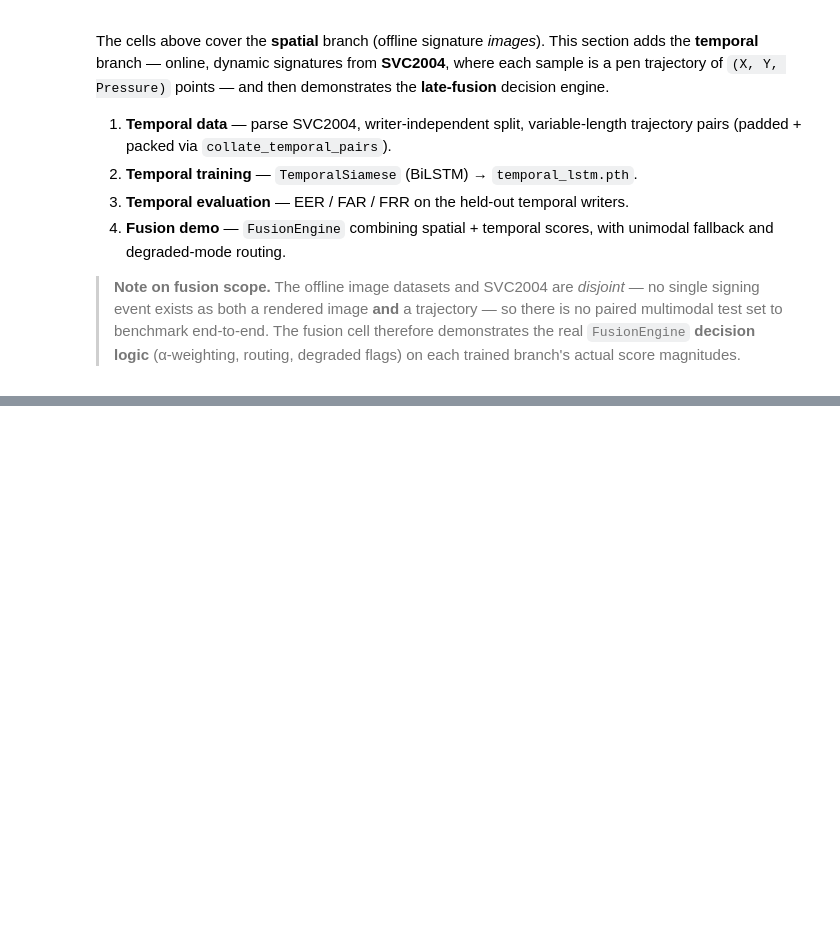
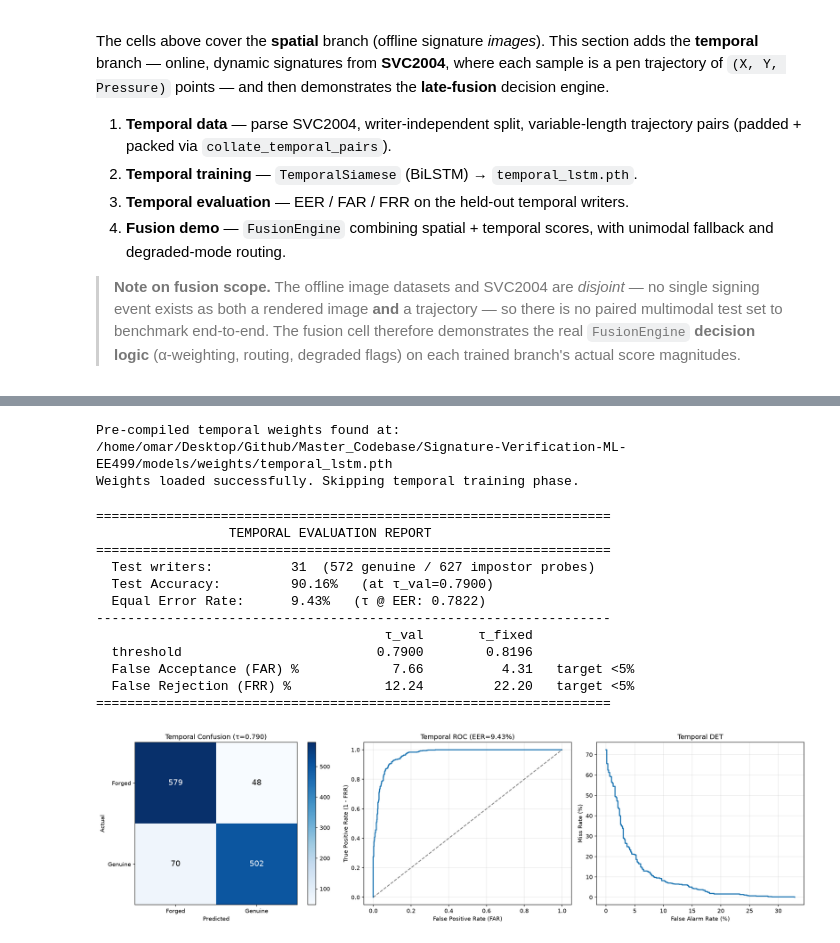
Before and after one commit to Rockeyxx/SigVerify, a Jupyter notebook: Signature_Verification_Pipeline.ipynb, the cells around one changed output, grey strips where cells are left out. Cells and saved outputs as stored; diff of their text form; code cells hidden in the pictures; blank space fills up the shorter version.

```diff
--- a/Signature_Verification_Pipeline.ipynb
+++ b/Signature_Verification_Pipeline.ipynb
@@ -521,10 +371,9 @@ if TEMPORAL_AVAILABLE:
 # ============================================================
 # Temporal branch — train (or load) TemporalSiamese (BiLSTM)
 # ============================================================
-# Same scripts/train.py::fit as the spatial branch — fit() reads the batch shape
-# and routes packed sequences automatically, so there is no separate loop here.
 temporal_model = None
 t_history = None
+temporal_weights_name = "temporal_lstm.pth"
 
 if not TEMPORAL_AVAILABLE:
     print("Temporal data unavailable — skipping temporal training.")
@@ -534,20 +383,10 @@ else:
         MODEL_WEIGHTS_DIR, f"checkpoint_{os.path.splitext(temporal_weights_name)[0]}.pth")
     FORCE_TRAIN_TEMPORAL = False  # Set to True to force re-training
 
-    temporal_model = TemporalSiamese(
-        hidden_size=TEMPORAL_HIDDEN_SIZE,
-        num_layers=TEMPORAL_NUM_LAYERS,
-        embedding_dim=TEMPORAL_EMBEDDING_DIM,
-        pressure_dropout=t_pressure_dropout,
-    ).to(device)
-    temporal_loss_fn = ContrastiveLoss(margin=CONTRASTIVE_MARGIN,
-                                       hard_negative_ratio=HARD_NEGATIVE_RATIO)
-    temporal_optimizer = optim.Adam(temporal_model.parameters(), lr=LEARNING_RATE,
-                                    weight_decay=WEIGHT_DECAY)
-
     if os.path.exists(temporal_weights_path) and not FORCE_TRAIN_TEMPORAL:
         print(f"Pre-compiled temporal weights found at: {temporal_weights_path}")
-        temporal_model.load_state_dict(torch.load(temporal_weights_path, map_location=device))
+        temporal_model = TemporalSiamese.from_state_dict(
+            torch.load(temporal_weights_path, map_location=device)).to(device)
         print("Weights loaded successfully. Skipping temporal training phase.")
     else:
         print(f"Starting temporal training for {NUM_EPOCHS} epochs...")
@@ -567,62 +406,68 @@ if t_history:
     os.makedirs("./results", exist_ok=True)
     fig.savefig("./results/temporal_training_loss.png", dpi=150)
     plt.show()
+# %% [output]
+Pre-compiled temporal weights found at: /home/omar/Desktop/Github/Master_Codebase/Signature-Verification-ML-EE499/models/weights/temporal_lstm.pth
+Weights loaded successfully. Skipping temporal training phase.
 # %%
 # ============================================================
-# Temporal branch — evaluation (EER / FAR / FRR)
+# Temporal branch — evaluation (enrolled protocol matching evaluate.py & settings.py)
 # ============================================================
-t_genuine_scores = np.array([])
-t_impostor_scores = np.array([])
-
 if not TEMPORAL_AVAILABLE:
     print("Temporal data unavailable — skipping temporal evaluation.")
 else:
     if torch.cuda.is_available():
         torch.cuda.empty_cache()
 
-    # Identical protocol to the spatial branch: tune τ on validation, report on test.
-    t_val_scores, t_val_lbl = score_pairs(temporal_model, t_val_loader, device,
-                                          desc="temporal · val (tune τ)")
-    _, t_tau_val = compute_eer(t_val_scores[t_val_lbl == 1], t_val_scores[t_val_lbl == 0])
+    class DummyArgs:
+        batch_size = BATCH_SIZE
+        seed = SEED
 
-    t_scores, t_all_labels = score_pairs(temporal_model, t_test_loader, device,
-                                         desc="temporal · test")
-    t_genuine_scores = t_scores[t_all_labels == 1]
-    t_impostor_scores = t_scores[t_all_labels == 0]
+    t_genuine_scores, t_impostor_scores = enrolled_split_scores(
+        temporal_model, "temporal", temporal_writer_samples, t_test_ids, DummyArgs(), device, desc="test")
 
     t_eer, t_eer_threshold = compute_eer(t_genuine_scores, t_impostor_scores)
-    t_far_tuned, t_frr_tuned = compute_far_frr(t_genuine_scores, t_impostor_scores, t_tau_val)
-    t_far_fixed, t_frr_fixed = compute_far_frr(t_genuine_scores, t_impostor_scores,
-                                               DECISION_THRESHOLD)
-    t_accuracy = np.mean((t_scores >= t_tau_val).astype(int) == t_all_labels)
+    t_tau_val = TEMPORAL_DECISION_THRESHOLD
+    t_far_val, t_frr_val = compute_far_frr(t_genuine_scores, t_impostor_scores, t_tau_val)
+    t_far_fixed, t_frr_fixed = compute_far_frr(t_genuine_scores, t_impostor_scores, DECISION_THRESHOLD)
+    t_accuracy = np.mean((t_genuine_scores >= t_tau_val).tolist() + (t_impostor_scores < t_tau_val).tolist())
 
     print("=" * 66)
     print("                 TEMPORAL EVALUATION REPORT")
     print("=" * 66)
-    print(f"  Test pairs:            {len(t_scores)}  "
-          f"({len(t_genuine_scores)} genuine / {len(t_impostor_scores)} impostor)")
-    print(f"  Test Accuracy:         {t_accuracy * 100:.2f}%   (at τ_val)")
+    print(f"  Test writers:          {len(t_test_ids)}  ({len(t_genuine_scores)} genuine / {len(t_impostor_scores)} impostor probes)")
+    print(f"  Test Accuracy:         {t_accuracy * 100:.2f}%   (at τ_val={t_tau_val:.4f})")
     print(f"  Equal Error Rate:      {t_eer * 100:.2f}%   (τ @ EER: {t_eer_threshold:.4f})")
     print("-" * 66)
     print(f"  {'':<28}{'τ_val':>12}{'τ_fixed':>14}")
     print(f"  {'threshold':<28}{t_tau_val:>12.4f}{DECISION_THRESHOLD:>14.4f}")
-    print(f"  {'False Acceptance (FAR) %':<28}{t_far_tuned * 100:>12.2f}"
-          f"{t_far_fixed * 100:>14.2f}   target <{TARGET_FAR * 100:.0f}%")
-    print(f"  {'False Rejection (FRR) %':<28}{t_frr_tuned * 100:>12.2f}"
-          f"{t_frr_fixed * 100:>14.2f}   target <{TARGET_FRR * 100:.0f}%")
+    print(f"  {'False Acceptance (FAR) %':<28}{t_far_val * 100:>12.2f}{t_far_fixed * 100:>14.2f}   target <{TARGET_FAR * 100:.0f}%")
+    print(f"  {'False Rejection (FRR) %':<28}{t_frr_val * 100:>12.2f}{t_frr_fixed * 100:>14.2f}   target <{TARGET_FRR * 100:.0f}%")
     print("=" * 66)
 
-    # Same three plot helpers, drawn inline via ax=.
     fig, axes = plt.subplots(1, 3, figsize=(18, 5))
     plot_confusion_matrix(t_genuine_scores, t_impostor_scores, t_tau_val,
                           f"Temporal Confusion (τ={t_tau_val:.3f})", ax=axes[0])
-    plot_roc(t_genuine_scores, t_impostor_scores,
-             f"Temporal ROC (EER={t_eer * 100:.2f}%)", ax=axes[1])
+    plot_roc(t_genuine_scores, t_impostor_scores, f"Temporal ROC (EER={t_eer * 100:.2f}%)", ax=axes[1])
     plot_det(t_genuine_scores, t_impostor_scores, "Temporal DET", ax=axes[2])
     plt.tight_layout()
     os.makedirs("./results", exist_ok=True)
-    plt.savefig("./results/temporal_evaluation_plots.png", dpi=150)
+    plt.savefig("./results/confusion_temporal.png", dpi=150)
     plt.show()
+# %% [output]
+==================================================================
+                 TEMPORAL EVALUATION REPORT
+==================================================================
+  Test writers:          31  (572 genuine / 627 impostor probes)
+  Test Accuracy:         90.16%   (at τ_val=0.7900)
+  Equal Error Rate:      9.43%   (τ @ EER: 0.7822)
+------------------------------------------------------------------
+                                     τ_val       τ_fixed
+  threshold                         0.7900        0.8196
+  False Acceptance (FAR) %            7.66          4.31   target <5%
+  False Rejection (FRR) %            12.24         22.20   target <5%
+==================================================================
+[figure, added]
 # %%
 # ============================================================
 # Multimodal late fusion — FusionEngine decision logic
```
Also changed, not shown: parts of 9 cells of this notebook, 11 other files.
